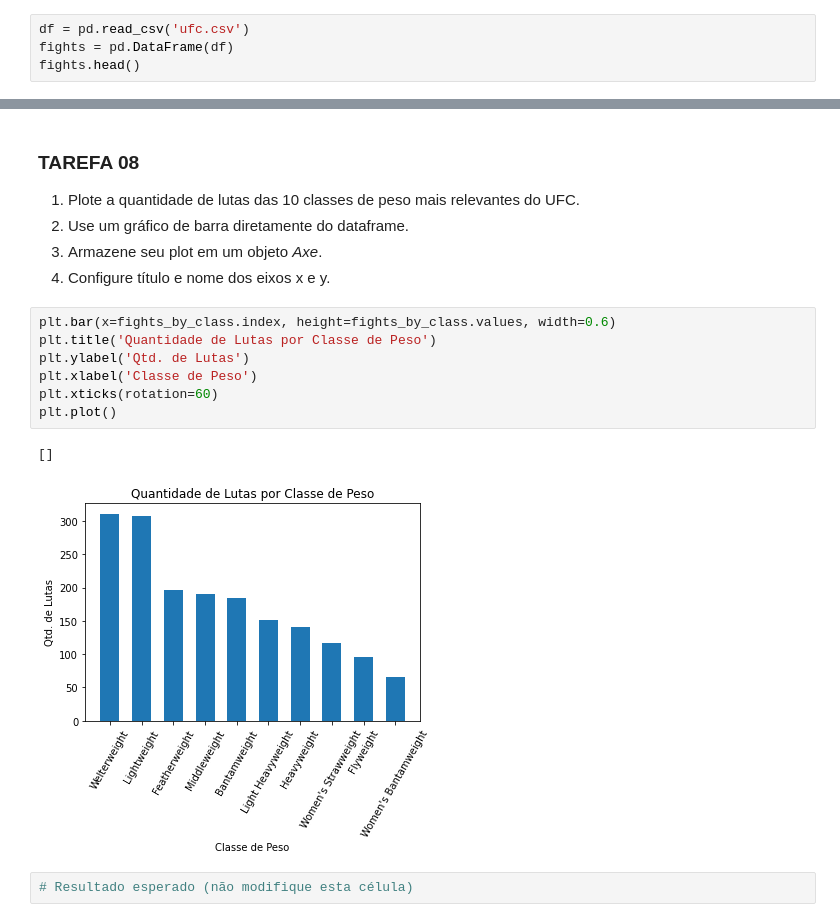
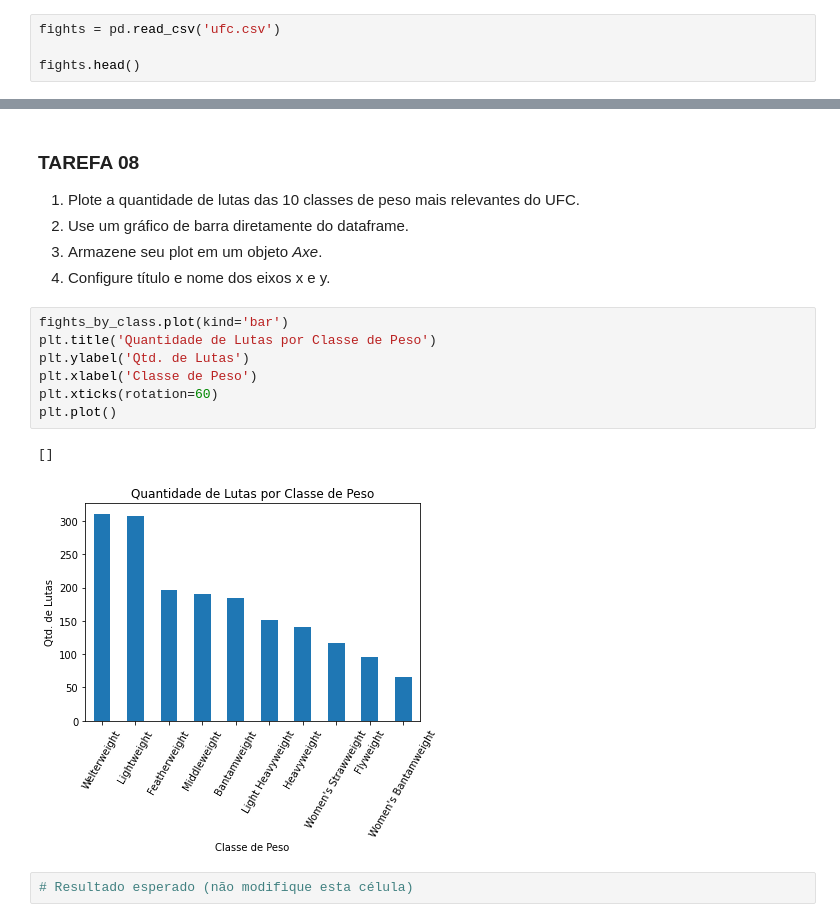
Before and after one commit to JoaoDaross/visualizacao_exploratoria_exercicios, a Jupyter notebook: 01-exercicios-matplotlib/visualizacao_com_matplotlib.ipynb, the cells around one changed output, grey strips where cells are left out. Cells and saved outputs as stored; diff of their text form.

```diff
--- a/01-exercicios-matplotlib/visualizacao_com_matplotlib.ipynb
+++ b/01-exercicios-matplotlib/visualizacao_com_matplotlib.ipynb
@@ -64,8 +64,8 @@ import matplotlib.pyplot as plt
 1. Importe o arquivo [ufc.csv](ufc.csv) em um dataframe.
 2. Visualize as primeiras 5 linhas do dataframe
 # %%
-df = pd.read_csv('ufc.csv')
-fights = pd.DataFrame(df)
+fights = pd.read_csv('ufc.csv')
+
 fights.head()
 # %% [output]
 |  | R_fighter | B_fighter | Referee | date | location | Winner | title_bout | weight_class | no_of_rounds | ... |
@@ -268,15 +260,15 @@ fights_by_class = fights['weight_class'].value_counts()[:10]
 3. Armazene seu plot em um objeto *Axe*.
 4. Configure título e nome dos eixos x e y.
 # %%
-plt.bar(x=fights_by_class.index, height=fights_by_class.values, width=0.6)
+fights_by_class.plot(kind='bar')
 plt.title('Quantidade de Lutas por Classe de Peso')
 plt.ylabel('Qtd. de Lutas')
 plt.xlabel('Classe de Peso')
 plt.xticks(rotation=60)
 plt.plot()
 # %% [output]
 []
-[figure, old version]
+[figure, new version]
 # %%
 # Resultado esperado (não modifique esta célula)
 # %% [output]
```
Also changed, not shown: parts of 7 cells of this notebook.
